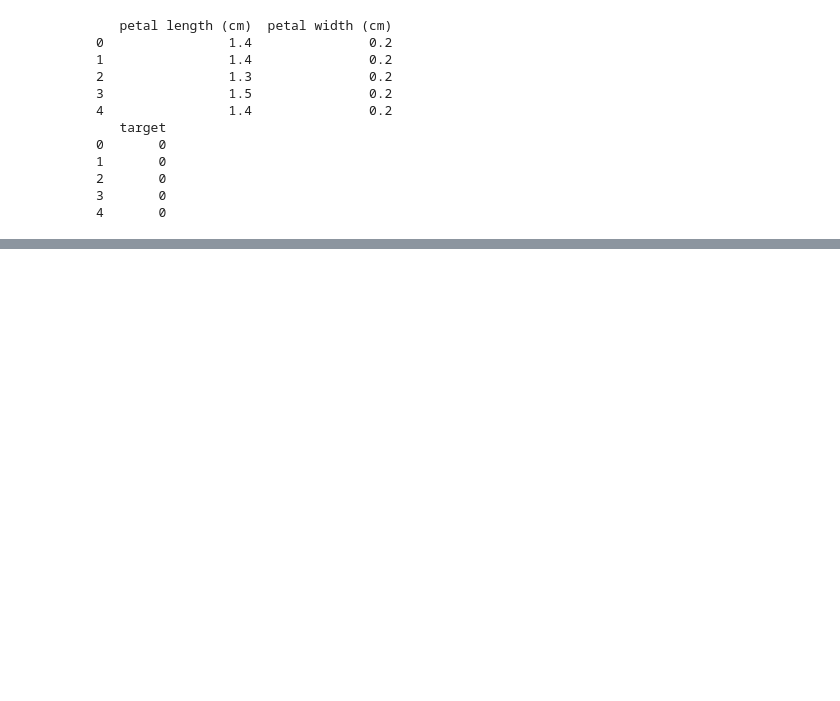
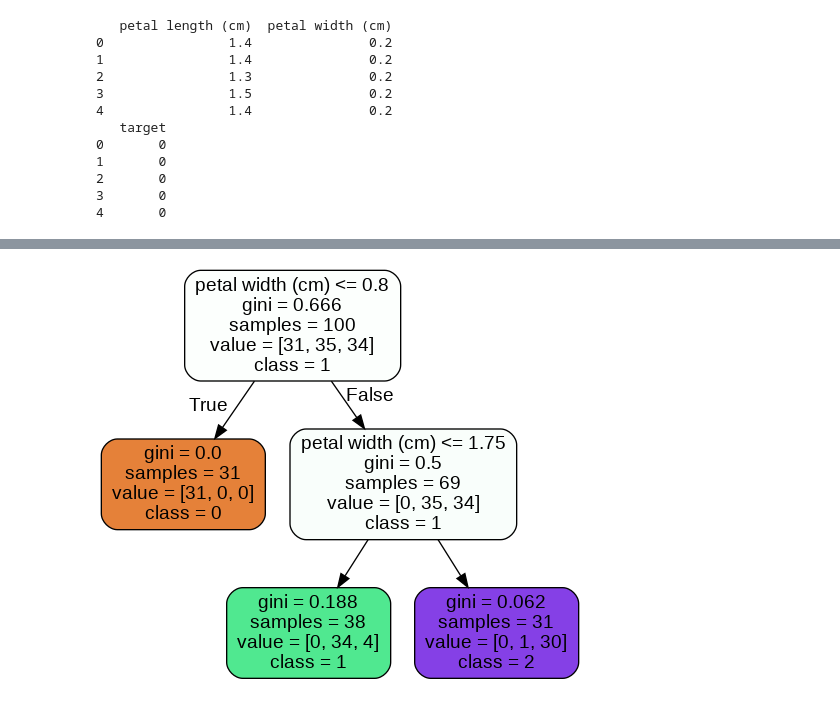
Before and after one commit to nechebarrena/HOML, a Jupyter notebook: HOML_cap_6.ipynb, the cells around one changed output, grey strips where cells are left out. Saved outputs shown, nothing was run; the diff lists cells and outputs as text; code cells hidden in the pictures; blank space fills up the shorter version.

```diff
--- a/HOML_cap_6.ipynb
+++ b/HOML_cap_6.ipynb
@@ -66,0 +149,6 @@ print(y.head())
+# %%
+!dot -Tpng iris_tree.dot -o iris_tree.png
+from IPython.display import Image
+Image('iris_tree.png')
+# %% [output]
+[figure, added]
```
Also changed, not shown: parts of 9 cells of this notebook.
